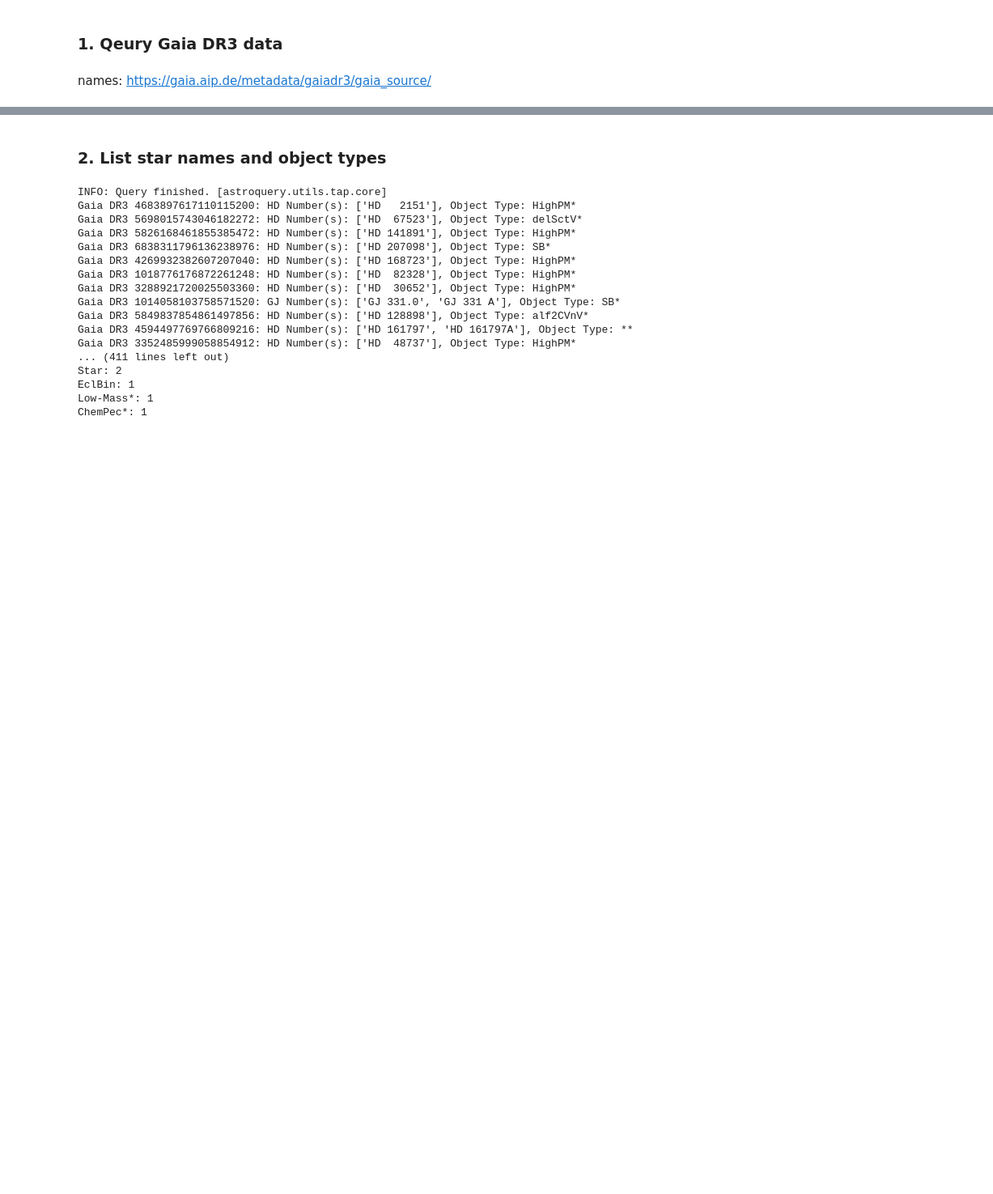
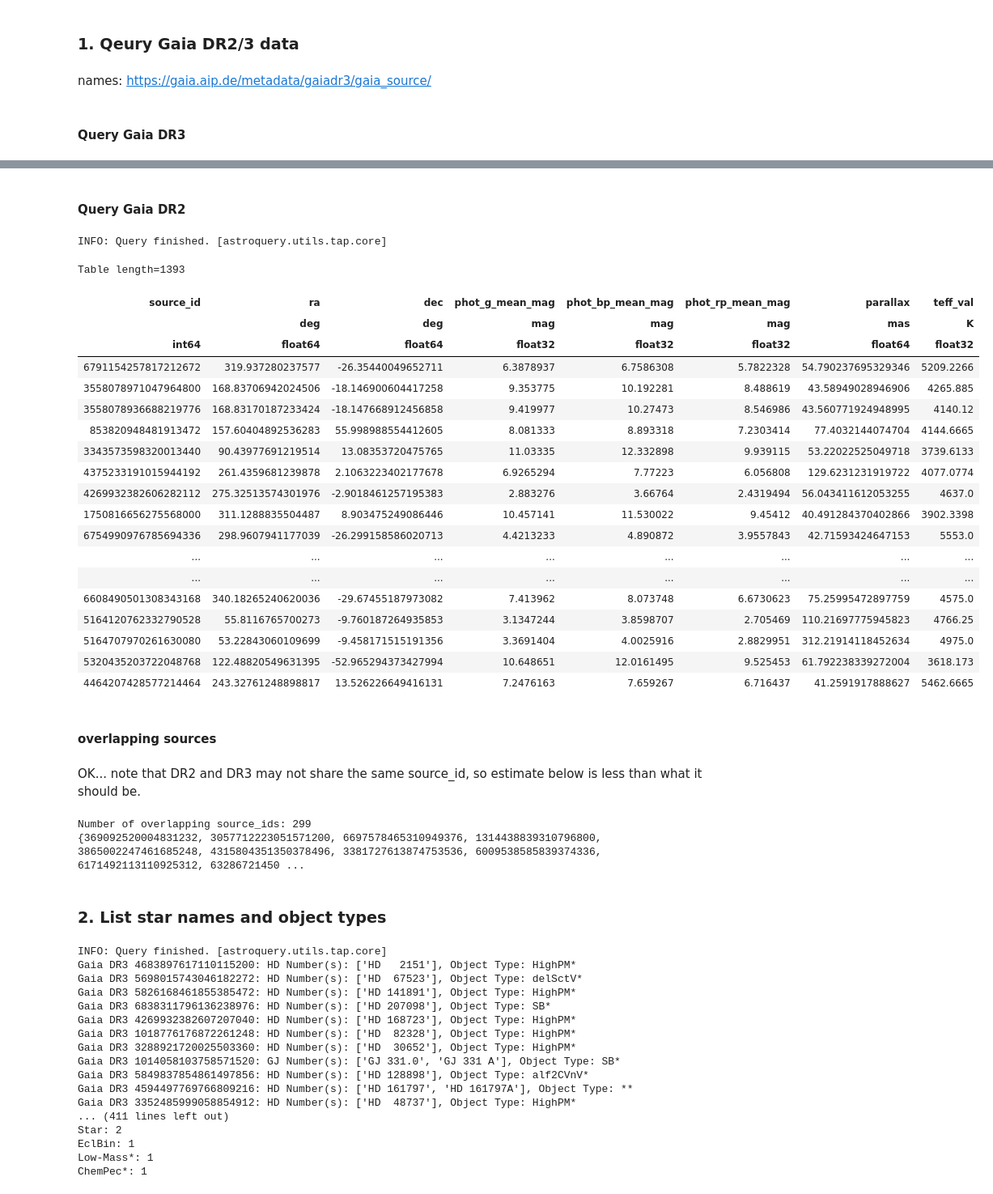
Before and after one commit to exoplanetsdk/2ES_target_selection, a Jupyter notebook: 2ES_target_selection.ipynb, the cells around one changed output, grey strips where cells are left out. Shown at 81% size. Drawn from its saved outputs; the diff is of its cells as text; code cells hidden in the pictures; blank space fills up the shorter version.

```diff
--- a/2ES_target_selection.ipynb
+++ b/2ES_target_selection.ipynb
@@ -3,9 +3,11 @@ from astroquery.gaia import Gaia
 # Gaia.MAIN_GAIA_TABLE = "gaiadr2.gaia_source"  # Select Data Release 2
 Gaia.MAIN_GAIA_TABLE = "gaiadr3.gaia_source"  # Reselect Data Release 3, default
 # %% [markdown]
-### 1. Qeury Gaia DR3 data
+### 1. Qeury Gaia DR2/3 data
 # %% [markdown]
 names: https://gaia.aip.de/metadata/gaiadr3/gaia_source/
+# %% [markdown]
+#### Query Gaia DR3
 # %%
 # Define the ADQL query
 query = """
@@ -46,6 +48,69 @@ Table length=408
 | 598180818531935232 | 130.6865487902776 | 9.553884675324547 | 8.953956 | 9.86936 | 7.959608 | 1.9097519 | 64.68101125800112 | ... |
 | 3943232534138172672 | 196.56388745169696 | 20.729669941506916 | 8.973733 | 9.6849985 | 8.016293 | 1.6687059 | 50.80727454464759 | ... |
 | 5550862879208886400 | 99.29786765738243 | -50.03823357022727 | 8.983372 | 9.915402 | 8.021455 | 1.8939476 | 66.49428083766021 | ... |
+# %% [markdown]
+#### Query Gaia DR2
+# %%
+# Define the ADQL query
+
+query = """
+SELECT source_id, ra, dec, phot_g_mean_mag, phot_bp_mean_mag, phot_rp_mean_mag, parallax, teff_val
+FROM gaiadr2.gaia_source
+WHERE phot_g_mean_mag < 12
+  AND dec BETWEEN -90 AND 60
+  AND parallax >= 40
+  AND (duplicated_source = 'false' OR duplicated_source IS NULL)
+  AND (phot_bp_mean_mag - phot_rp_mean_mag) BETWEEN 0.3 AND 2.5
+"""
+
+# Execute the query
+job = Gaia.launch_job_async(query)
+query_dr2 = job.get_results()
+
+# Print the results
+query_dr2
+# %% [output]
+INFO: Query finished. [astroquery.utils.tap.core]
+Table length=1393
+| source_id | ra | dec | phot_g_mean_mag | phot_bp_mean_mag | phot_rp_mean_mag | parallax | teff_val |
+|  | deg | deg | mag | mag | mag | mas | K |
+| int64 | float64 | float64 | float32 | float32 | float32 | float64 | float32 |
+| 6791154257817212672 | 319.937280237577 | -26.35440049652711 | 6.3878937 | 6.7586308 | 5.7822328 | 54.790237695329346 | 5209.2266 |
+| 3558078971047964800 | 168.83706942024506 | -18.146900604417258 | 9.353775 | 10.192281 | 8.488619 | 43.58949028946906 | 4265.885 |
+| 3558078936688219776 | 168.83170187233424 | -18.147668912456858 | 9.419977 | 10.27473 | 8.546986 | 43.560771924948995 | 4140.12 |
+| 853820948481913472 | 157.60404892536283 | 55.998988554412605 | 8.081333 | 8.893318 | 7.2303414 | 77.4032144074704 | 4144.6665 |
+| 3343573598320013440 | 90.43977691219514 | 13.08353720475765 | 11.03335 | 12.332898 | 9.939115 | 53.22022525049718 | 3739.6133 |
+| 4375233191015944192 | 261.4359681239878 | 2.1063223402177678 | 6.9265294 | 7.77223 | 6.056808 | 129.6231231919722 | 4077.0774 |
+| 4269932382606282112 | 275.32513574301976 | -2.9018461257195383 | 2.883276 | 3.66764 | 2.4319494 | 56.043411612053255 | 4637.0 |
+| 1750816656275568000 | 311.1288835504487 | 8.903475249086446 | 10.457141 | 11.530022 | 9.45412 | 40.491284370402866 | 3902.3398 |
+| 6754990976785694336 | 298.9607941177039 | -26.299158586020713 | 4.4213233 | 4.890872 | 3.9557843 | 42.71593424647153 | 5553.0 |
+| ... | ... | ... | ... | ... | ... | ... | ... |
+| ... | ... | ... | ... | ... | ... | ... | ... |
+| 6608490501308343168 | 340.18265240620036 | -29.67455187973082 | 7.413962 | 8.073748 | 6.6730623 | 75.25995472897759 | 4575.0 |
+| 5164120762332790528 | 55.8116765700273 | -9.760187264935853 | 3.1347244 | 3.8598707 | 2.705469 | 110.21697775945823 | 4766.25 |
+| 5164707970261630080 | 53.22843060109699 | -9.458171515191356 | 3.3691404 | 4.0025916 | 2.8829951 | 312.21914118452634 | 4975.0 |
+| 5320435203722048768 | 122.48820549631395 | -52.965294373427994 | 10.648651 | 12.0161495 | 9.525453 | 61.792238339272004 | 3618.173 |
+| 4464207428577214464 | 243.32761248898817 | 13.526226649416131 | 7.2476163 | 7.659267 | 6.716437 | 41.2591917888627 | 5462.6665 |
+# %% [markdown]
+#### overlapping sources
+# %% [markdown]
+OK... note that DR2 and DR3 may not share the same source_id, so estimate below is less than what it should be.
+# %%
+# Assuming query_dr3 is already obtained similarly to query_dr2
+
+# Extract the source_id columns from both results
+source_ids_dr2 = query_dr2['source_id']
+source_ids_dr3 = query_dr3['source_id']
+
+# Find the intersection of source_ids between DR2 and DR3
+overlapping_source_ids = set(source_ids_dr2).intersection(set(source_ids_dr3))
+
+# Print the overlapping source_ids
+print(f"Number of overlapping source_ids: {len(overlapping_source_ids)}")
+print(overlapping_source_ids)
+# %% [output]
+Number of overlapping source_ids: 299
+{369092520004831232, 3057712223051571200, 6697578465310949376, 1314438839310796800, 3865002247461685248, 4315804351350378496, 3381727613874753536, 6009538585839374336, 6171492113110925312, 63286721450 ...
 # %% [markdown]
 ### 2. List star names and object types
 # %%
```
Also changed, not shown: parts of 13 cells of this notebook, 9 other files.
